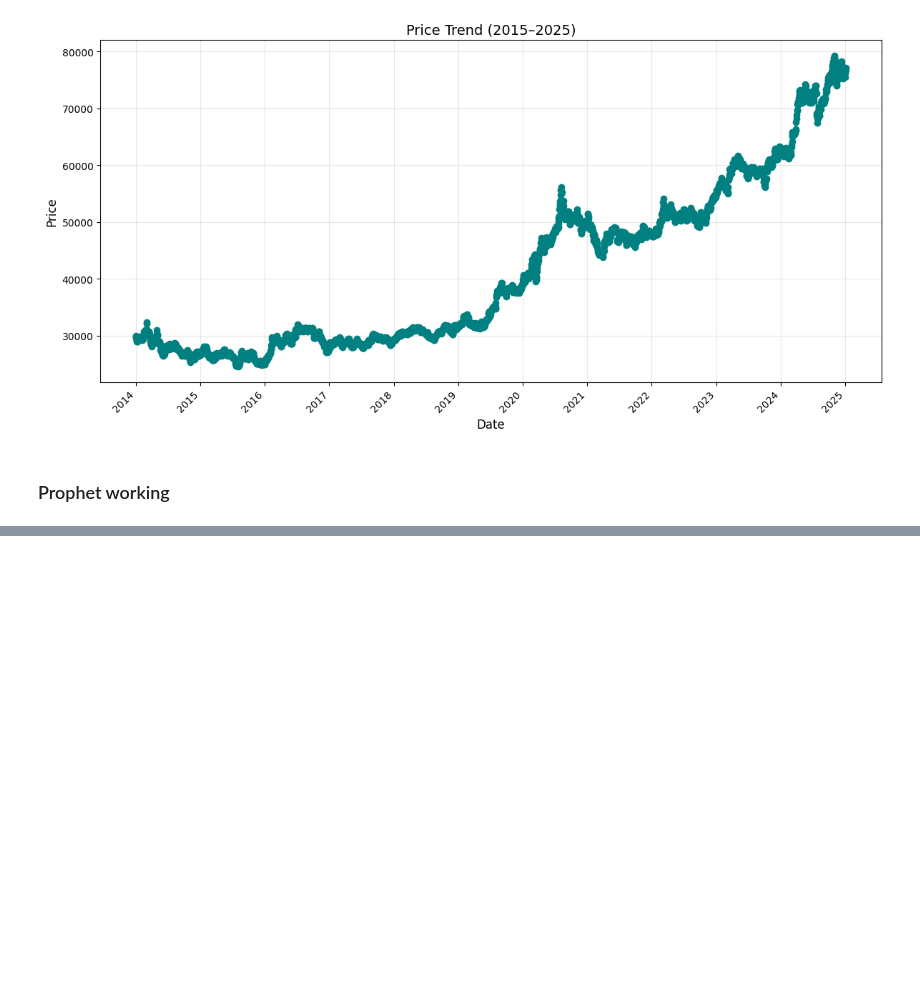
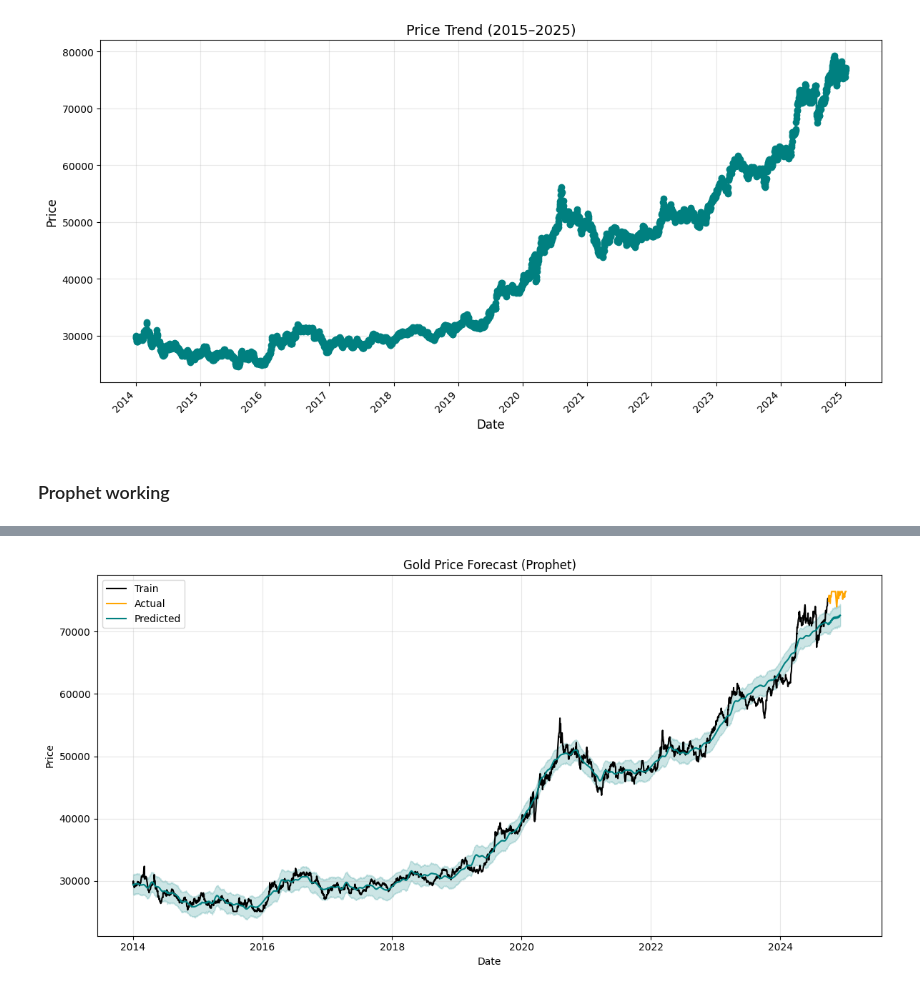
Before and after one commit to Siddhant128-bit/Time-Series-Understanding, a Jupyter notebook: nixtla_all_models.ipynb, the cells around one changed output, grey strips where cells are left out. Cells and saved outputs as stored; diff of their text form; code cells hidden in the pictures; blank space fills up the shorter version.

Commit message:
Prophet model implementation and observation

```diff
--- a/nixtla_all_models.ipynb
+++ b/nixtla_all_models.ipynb
@@ -72,18 +72,43 @@ plt.show()
 # %% [markdown]
 <h3> Prophet working </h3>
 # %%
-date_rng = pd.date_range(start="2015-01-01", end="2025-01-01", freq="D")
-price = df['Price'].tolist()
-df = pd.DataFrame({"ds": date_rng, "y": price})
+# -----------------------------------------------
+# 1️⃣ Load and clean data
+# -----------------------------------------------
+df = pd.read_csv('Gold Price.csv')
+
+# Ensure datetime and drop invalid rows
+df['Date'] = pd.to_datetime(df['Date'], errors='coerce')
+df = df.dropna(subset=['Date', 'Price']).reset_index(drop=True)
+
+# Remove duplicates
+df = df.drop_duplicates(subset=['Date'])
+
+# Sort by date
+df = df.sort_values('Date').reset_index(drop=True)
+
+# Optional: Handle extreme outliers with winsorization
+q_low = df['Price'].quantile(0.01)
+q_high = df['Price'].quantile(0.99)
+df['Price'] = df['Price'].clip(q_low, q_high)
+
+# Rename columns for Prophet
+df = df.rename(columns={'Date':'ds','Price':'y'})
+
+# Optional: Apply log transform if price variance is high
+# df['y'] = np.log(df['y'])
+
+display(df.head())
 
 # -----------------------------------------------
-# 2️⃣ Split data into training and testing
+# 2️⃣ Train/test split by date
 # -----------------------------------------------
-train = df.iloc[:-365]  # Train on all data except last 1 year
-test = df.iloc[-365:]   # Test on last year
+# Example: last 365 days as test
+train = df[df['ds'] < (df['ds'].max() - pd.Timedelta(days=50))].copy()
+test  = df[df['ds'] >= (df['ds'].max() - pd.Timedelta(days=50))].copy()
 
 # -----------------------------------------------
-# 3️⃣ Build and fit the Prophet model
+# 3️⃣ Build and fit Prophet model
 # -----------------------------------------------
 model = Prophet(
     yearly_seasonality=True,
@@ -93,23 +118,48 @@ model = Prophet(
 model.fit(train)
 
 # -----------------------------------------------
-# 4️⃣ Make predictions
+# 4️⃣ Forecast
 # -----------------------------------------------
 future = model.make_future_dataframe(periods=len(test), freq='D')
 forecast = model.predict(future)
 
-# -----------------------------------------------
-# 5️⃣ Evaluate model performance
-# -----------------------------------------------
-# Merge actual vs predicted
-pred = forecast[['ds', 'yhat']].set_index('ds').join(test.set_index('ds'))
+# Take forecast rows corresponding to test dates
+# Forecast already includes train + future
+forecast_test = forecast.iloc[-len(test):].copy()
 
-# Compute error metrics
-mae = mean_absolute_error(pred['y'], pred['yhat'])
-rmse = np.sqrt(mean_squared_error(pred['y'], pred['yhat']))
-mape = np.mean(np.abs((pred['y'] - pred['yhat']) / pred['y'])) * 100
+# Align index
+forecast_test = forecast_test.reset_index(drop=True)
+test = test.reset_index(drop=True)
+
+# Now compute metrics
+mae = mean_absolute_error(test['y'], forecast_test['yhat'])
+rmse = np.sqrt(mean_squared_error(test['y'], forecast_test['yhat']))
+mape = np.mean(np.abs((test['y'] - forecast_test['yhat']) / test['y'])) * 100
 
 print(f"Model Evaluation Metrics:")
 print(f"MAE  = {mae:.2f}")
 print(f"RMSE = {rmse:.2f}")
 print(f"MAPE = {mape:.2f}%")
+
+
+# -----------------------------------------------
+# 6️⃣ Plot forecast
+# -----------------------------------------------
+plt.figure(figsize=(12,6))
+plt.plot(train['ds'], train['y'], label='Train', color='black')
+plt.plot(test['ds'], test['y'], label='Actual', color='orange')
+plt.plot(forecast['ds'], forecast['yhat'], label='Predicted', color='teal')
+plt.fill_between(
+    forecast['ds'],
+    forecast['yhat_lower'],
+    forecast['yhat_upper'],
+    color='teal', alpha=0.2
+)
+plt.title('Gold Price Forecast (Prophet)')
+plt.xlabel('Date')
+plt.ylabel('Price')
+plt.legend()
+plt.grid(alpha=0.3)
+plt.tight_layout()
+plt.show()
+# %% [output]
@@ -115,0 +178 @@ print(f"MAPE = {mape:.2f}%")
+[figure, added]
```
Also changed, not shown: parts of 3 cells of this notebook.
